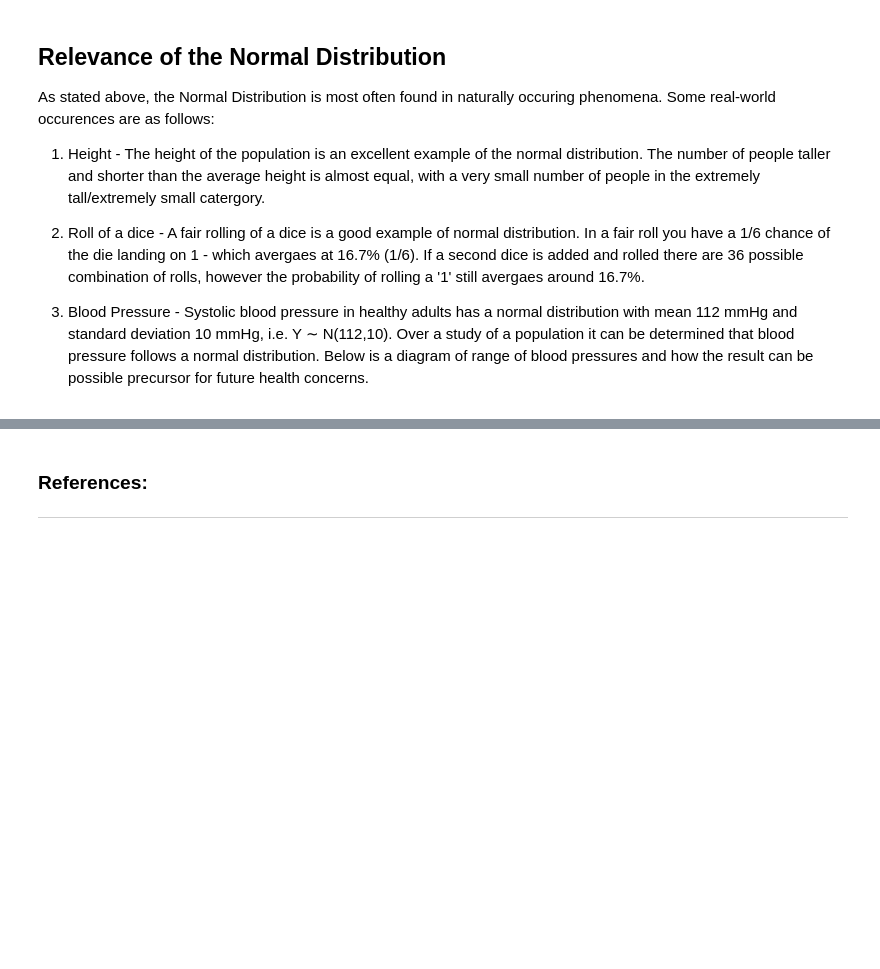
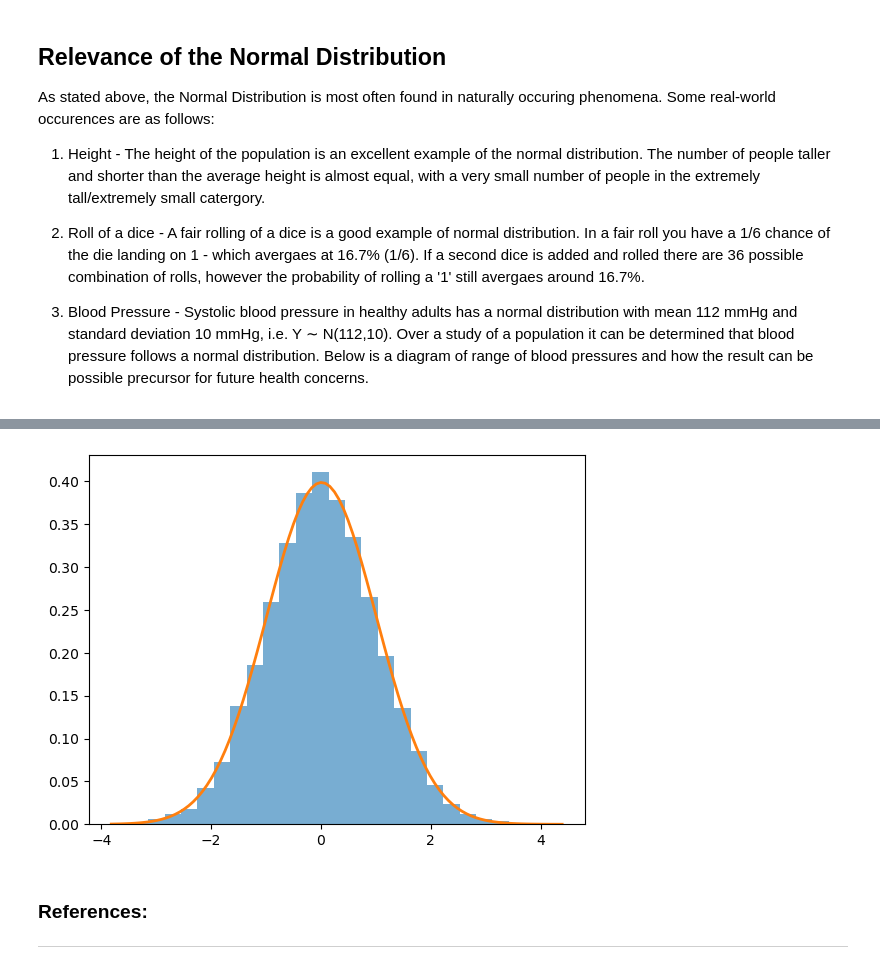
Before and after one commit to SeanE15/Fundamentals-for-Data-Analysis, a Jupyter notebook: The_Normal_Distribution.ipynb, the cells around one changed output, grey strips where cells are left out. Cells and saved outputs as stored; diff of their text form; code cells hidden in the pictures; blank space fills up the shorter version.

```diff
--- a/The_Normal_Distribution.ipynb
+++ b/The_Normal_Distribution.ipynb
@@ -238,3 +254,20 @@ Some real-world occurences are as follows:
+# %%
+# Fit a normal distribution to the data: mean and standard deviation
+mu, std = norm.fit(x)
+
+# Plot the histogram.
+plt.hist(x, bins=25, density=True, alpha=0.6)
+
+# Plot the Probability Density Function.
+xmin, xmax = plt.xlim()
+x = np.linspace(xmin, xmax, 100)
+p = norm.pdf(x, x_mean, stdev)
+
+# show plot
+plt.plot(x, p, linewidth=2)
+plt.show()
+# %% [output]
+[figure, added]
 # %% [markdown]
 ### References:
 ****
```
Also changed, not shown: parts of 14 cells of this notebook, 1 other file.
